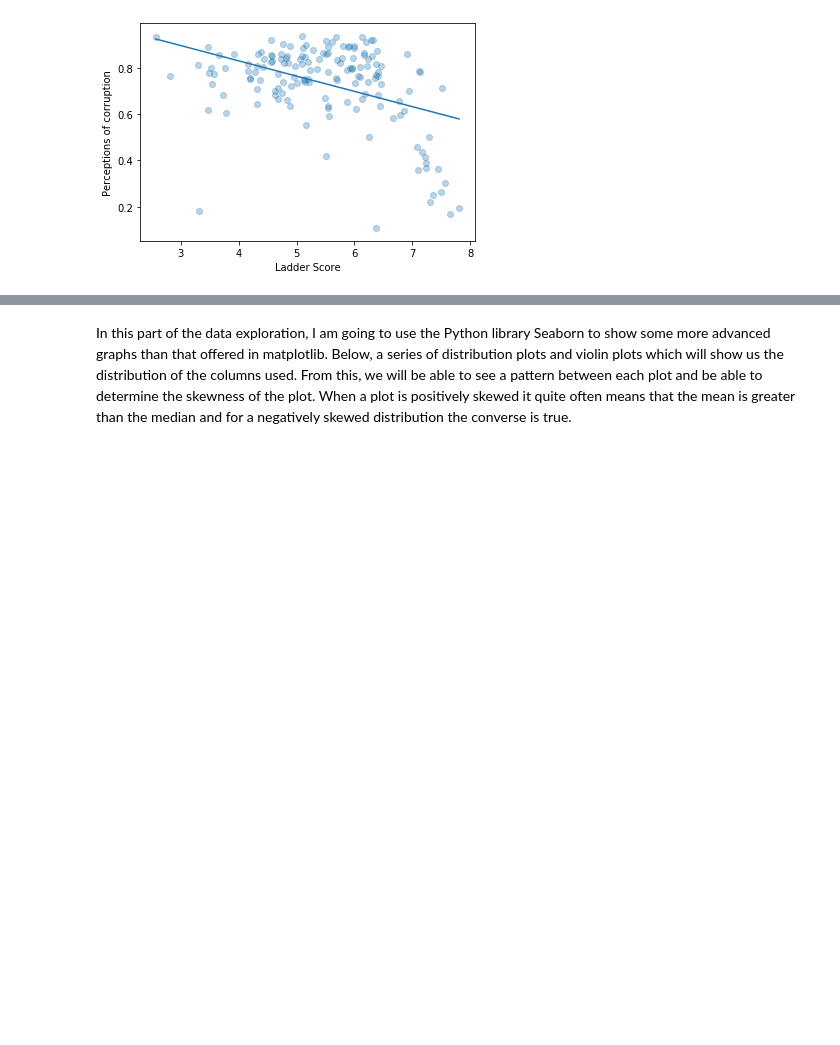
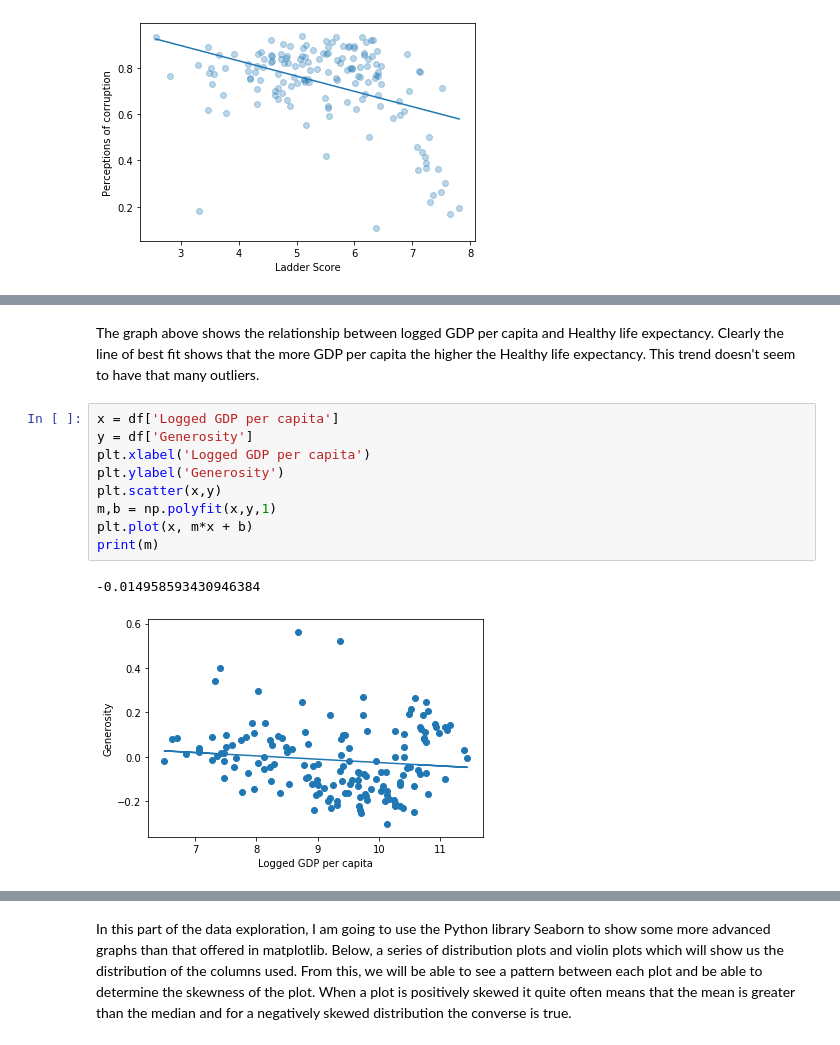
Before and after one commit to ax18031/ax18031_EMATM0048, a Jupyter notebook: Part3_folder/PART3.ipynb, the cells around one changed output, grey strips where cells are left out. Drawn from its saved outputs; the diff is of its cells as text; blank space fills up the shorter version.

```diff
--- a/Part3_folder/PART3.ipynb
+++ b/Part3_folder/PART3.ipynb
@@ -418,0 +430,14 @@ print(m)
+# %% [markdown]
+The graph above shows the relationship between logged GDP per capita and Healthy life expectancy. Clearly the line of best fit shows that the more GDP per capita the higher the Healthy life expectancy. This trend doesn't seem to have that many outliers.
+# %%
+x = df['Logged GDP per capita']
+y = df['Generosity']
+plt.xlabel('Logged GDP per capita')
+plt.ylabel('Generosity')
+plt.scatter(x,y)
+m,b = np.polyfit(x,y,1)
+plt.plot(x, m*x + b)
+print(m)
+# %% [output]
+-0.014958593430946384
+[figure, added]
```
Also changed, not shown: parts of 3 cells of this notebook.
